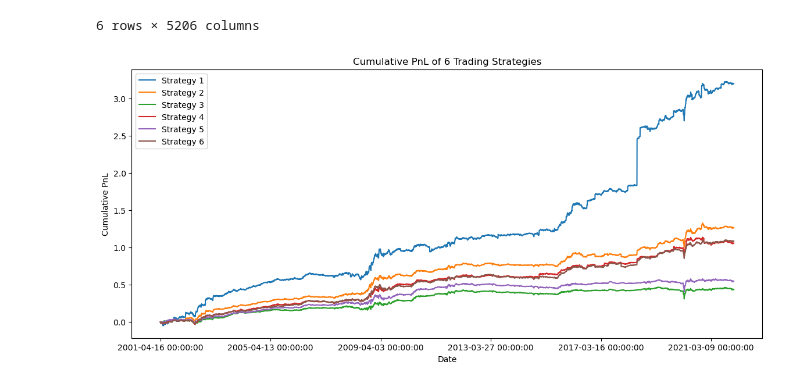
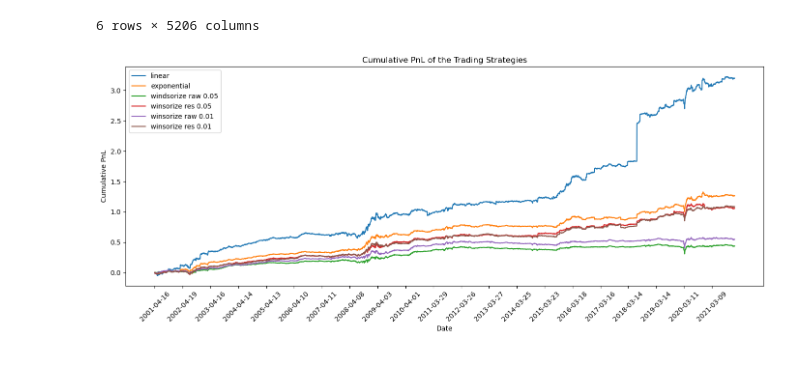
Before and after one commit to khangnguyen275/spectral_clustering_finance, a Jupyter notebook: khang.ipynb, the cells around one changed output. Cells and saved outputs as stored; diff of their text form; code cells hidden in the pictures.

Commit message:
minor changes to the plot

```diff
--- a/khang.ipynb
+++ b/khang.ipynb
@@ -42,4 +42,4 @@ import os
 results_path = path
 for _ in range(3):
     results_path = os.path.dirname(results_path)
-result_df = pd.read_csv(os.path.join(results_path, 'results', 'result.csv'))
+result_df = pd.read_csv(os.path.join(results_path, 'results', 'result_khang.csv'))
@@ -55,13 +75,30 @@ result_df
 | 4 | -0.000254 | -0.000067 | -0.001456 | -0.000711 | ... |
 | 5 | 0.000471 | 0.000224 | -0.001874 | 0.000107 | ... |
 6 rows × 5206 columns
-# %%
-cumulative_pnl = result_df.cumsum(axis=1).T
-cumulative_pnl.plot(figsize=(14, 6))
-plt.xlabel('Date')
-plt.ylabel('Cumulative PnL')
-plt.title('Cumulative PnL of the Trading Strategies')
-plt.legend([f'Strategy {i+1}' for i in range(result_df.shape[0])])
-plt.show()
-# %% [output]
-[figure, removed]
+# %%
+cumulative_pnl = result_df.cumsum(axis=1).T
+run_names = [
+    'linear',
+    'exponential',
+    'windsorize raw 0.05',
+    'winsorize res 0.05',
+    'winsorize raw 0.01',
+    'winsorize res 0.01'
+]
+
+cumulative_pnl.plot(figsize=(14, 6))
+plt.xlabel('Date')
+plt.ylabel('Cumulative PnL')
+plt.title('Cumulative PnL of the Trading Strategies')
+plt.legend(run_names)
+
+# Add more information to the x-axis
+plt.xticks(
+    ticks=range(0, len(cumulative_pnl.index), 250),
+    labels=[pd.to_datetime(cumulative_pnl.index[i]).date() for i in range(0, len(cumulative_pnl.index), 250)],
+    rotation=45
+)
+plt.tight_layout()
+plt.show()
+# %% [output]
+[figure, added]
```
Also changed, not shown: parts of 1 cell of this notebook.
